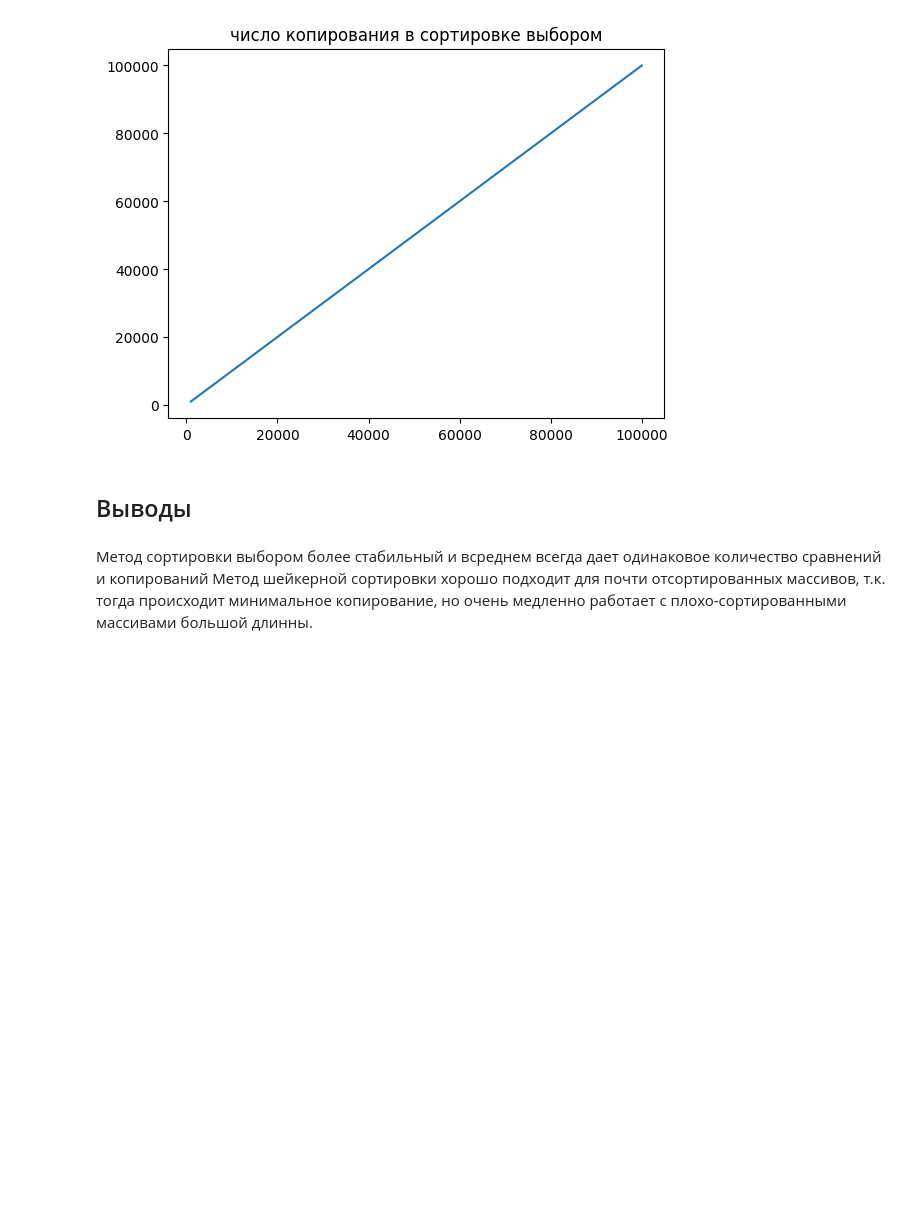
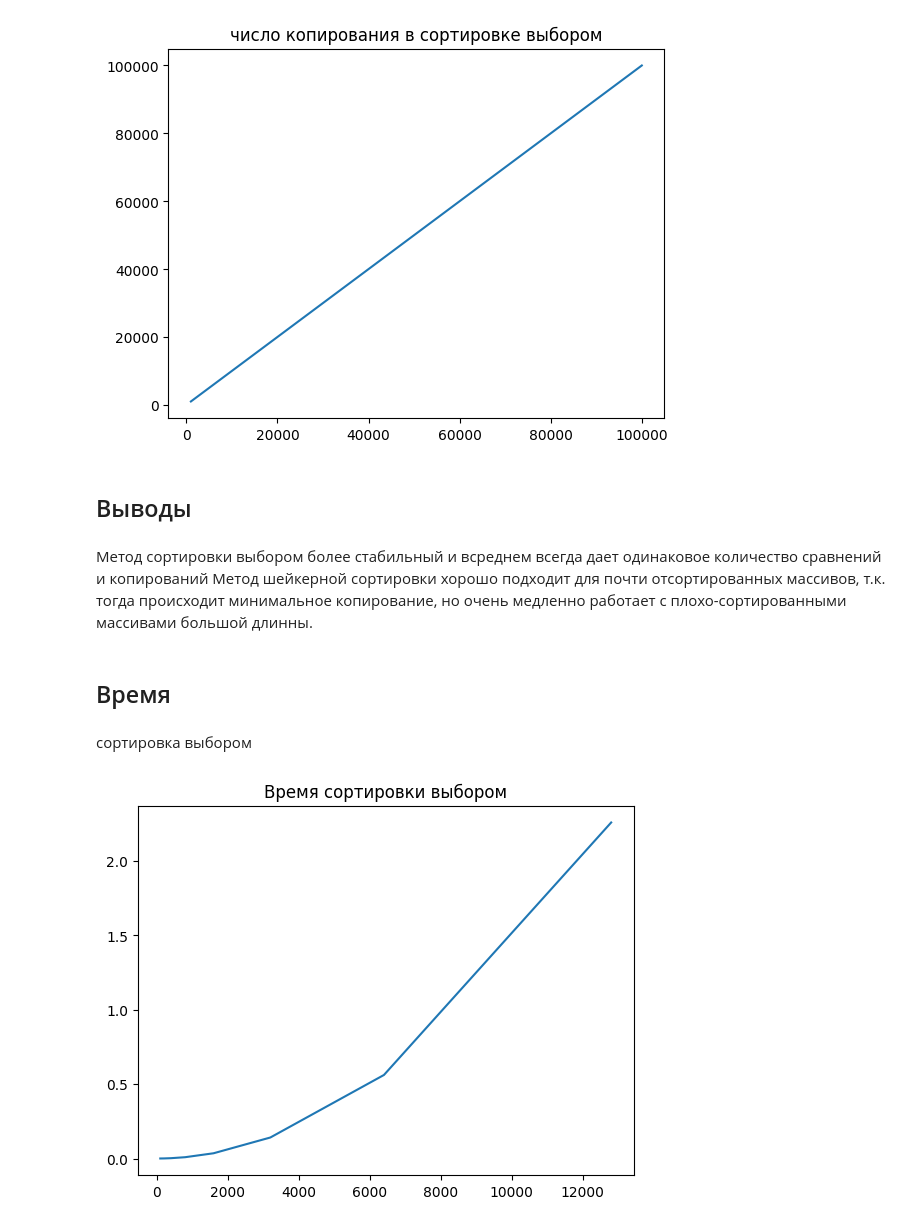
Before and after one commit to negniy/aisd-2.2, a Jupyter notebook: graf.ipynb, the cells around one changed output. Saved outputs shown, nothing was run; the diff lists cells and outputs as text; code cells hidden in the pictures; blank space fills up the shorter version.

Commit message:
сделал пункт про время

```diff
--- a/graf.ipynb
+++ b/graf.ipynb
@@ -96,3 +96,14 @@ plt.show()
 # %% [markdown]
 Метод сортировки выбором более стабильный и всреднем всегда дает одинаковое количество сравнений и копирований
 Метод шейкерной сортировки хорошо подходит для почти отсортированных массивов, т.к. тогда происходит минимальное копирование, но очень медленно работает с плохо-сортированными массивами большой длинны.
+# %% [markdown]
+## Время
+# %% [markdown]
+сортировка выбором
+# %%
+a = pd.Series({100 : 0.000274272 , 200 : 0.000577124, 400 : 0.0022492 , 800 :0.00883411 , 1600 : 0.0352126 , 3200 : 0.141094 , 6400 : 0.561007 , 12800 : 2.25646})
+plt.plot(a)
+plt.title("Время сортировки выбором")
+plt.show()
+# %% [output]
+[figure, added]
```
Also changed, not shown: parts of 2 cells of this notebook, 2 other files.
